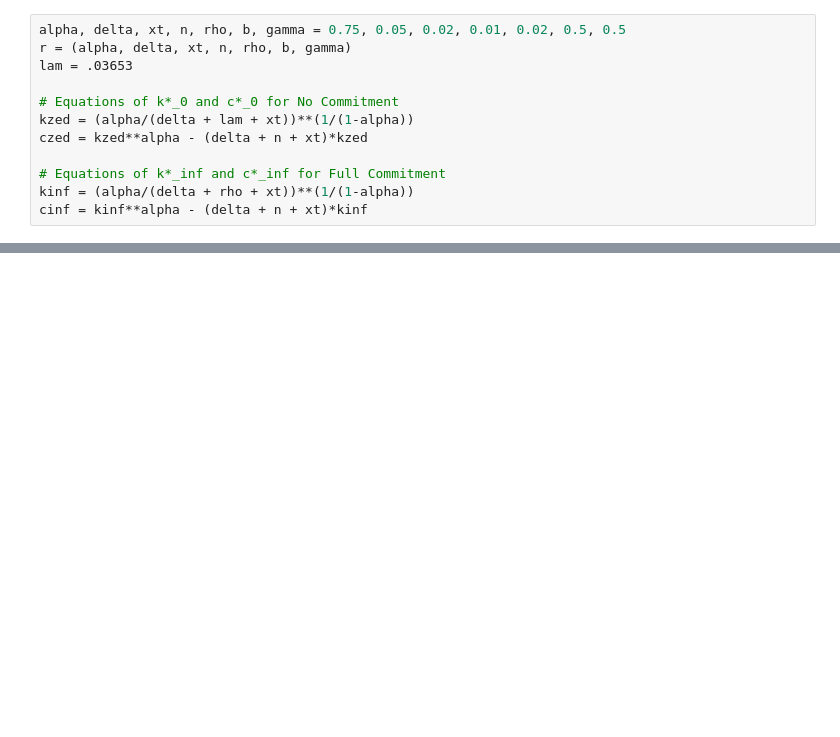
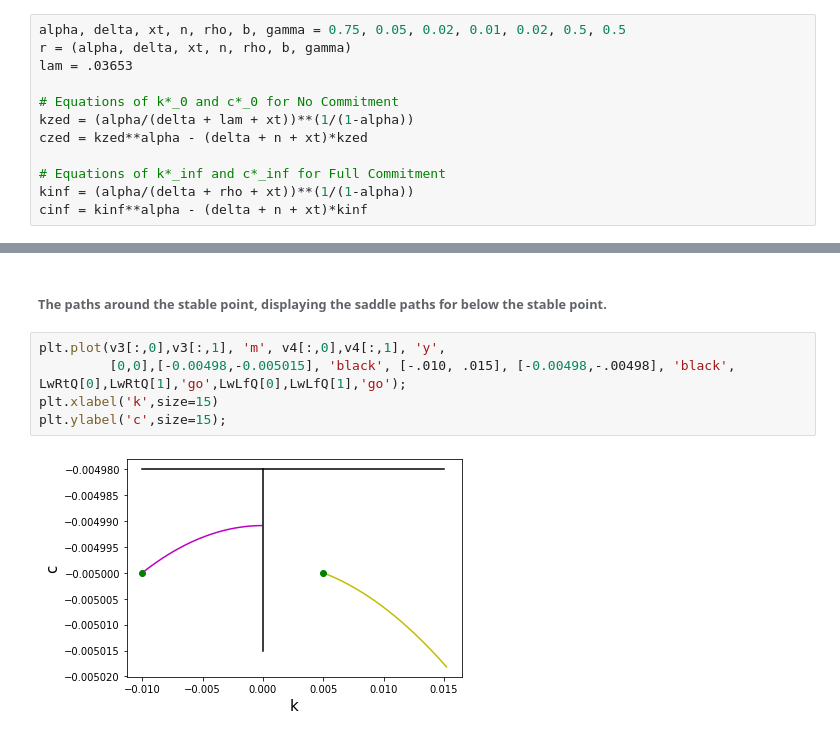
Before and after one commit to Shinsina/PIC-Math-MSCS-390-001, a Jupyter notebook: Finalized Jacobian Code.ipynb, the cells around one changed output, grey strips where cells are left out. Cells and saved outputs as stored; diff of their text form; blank space fills up the shorter version.

```diff
--- a/Finalized Jacobian Code.ipynb
+++ b/Finalized Jacobian Code.ipynb
@@ -170,0 +177,9 @@ IndexError: index 1 is out of bounds for axis 0 with size 1
+# %% [markdown]
+###### The paths around the stable point, displaying the saddle paths for below the stable point.
+# %%
+plt.plot(v3[:,0],v3[:,1], 'm', v4[:,0],v4[:,1], 'y',
+         [0,0],[-0.00498,-0.005015], 'black', [-.010, .015], [-0.00498,-.00498], 'black', LwRtQ[0],LwRtQ[1],'go',LwLfQ[0],LwLfQ[1],'go');
+plt.xlabel('k',size=15)
+plt.ylabel('c',size=15);
+# %% [output]
+[figure, added]
```
Also changed, not shown: parts of 5 cells of this notebook.
